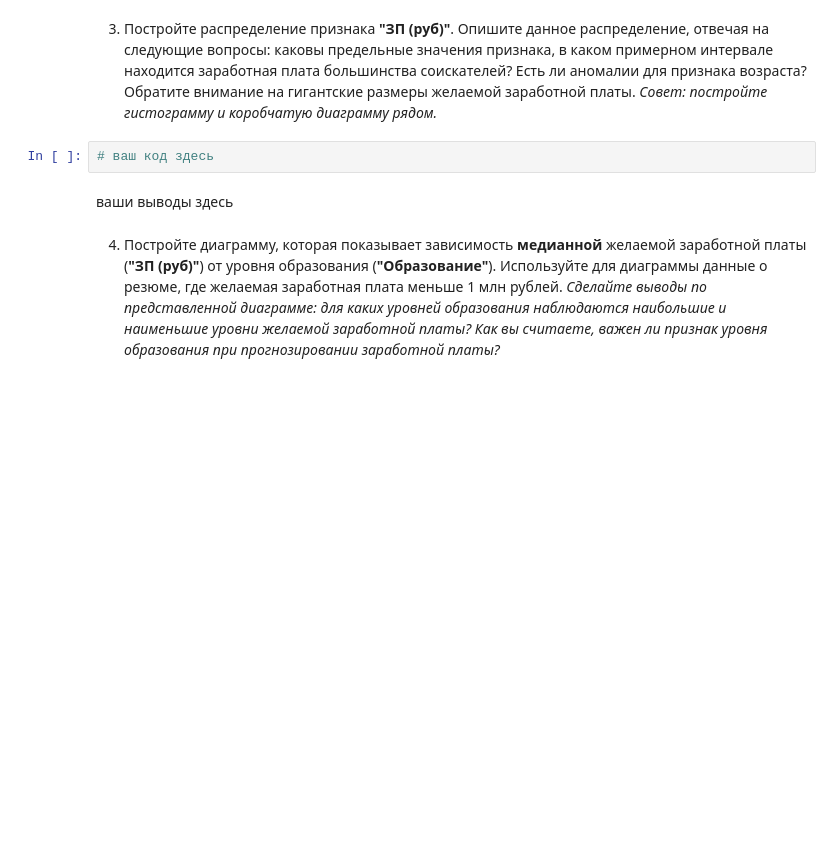
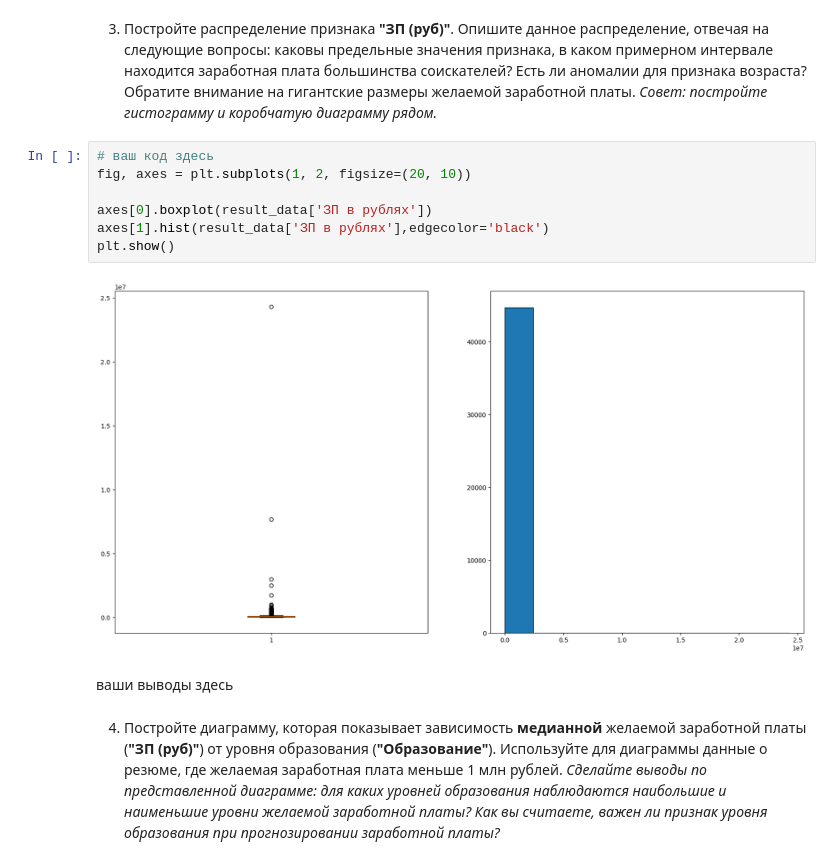
Before and after one commit to Karina1605/skillfactory, a Jupyter notebook: Project-1. Ноутбук-шаблон.ipynb, the cells around one changed output. Saved outputs shown, nothing was run; the diff lists cells and outputs as text; blank space fills up the shorter version.

```diff
--- a/Project-1. Ноутбук-шаблон.ipynb
+++ b/Project-1. Ноутбук-шаблон.ipynb
@@ -404,6 +413,13 @@ See the caveats in the documentation: https://pandas.pydata.org/pandas-docs/stab
 *Совет: постройте гистограмму и коробчатую диаграмму рядом.*
 # %%
 # ваш код здесь
+fig, axes = plt.subplots(1, 2, figsize=(20, 10))
+
+axes[0].boxplot(result_data['ЗП в рублях'])
+axes[1].hist(result_data['ЗП в рублях'],edgecolor='black')
+plt.show()
+# %% [output]
+[figure, added]
 # %% [markdown]
 ваши выводы здесь
 # %% [markdown]
```
Also changed, not shown: parts of 22 cells of this notebook.
